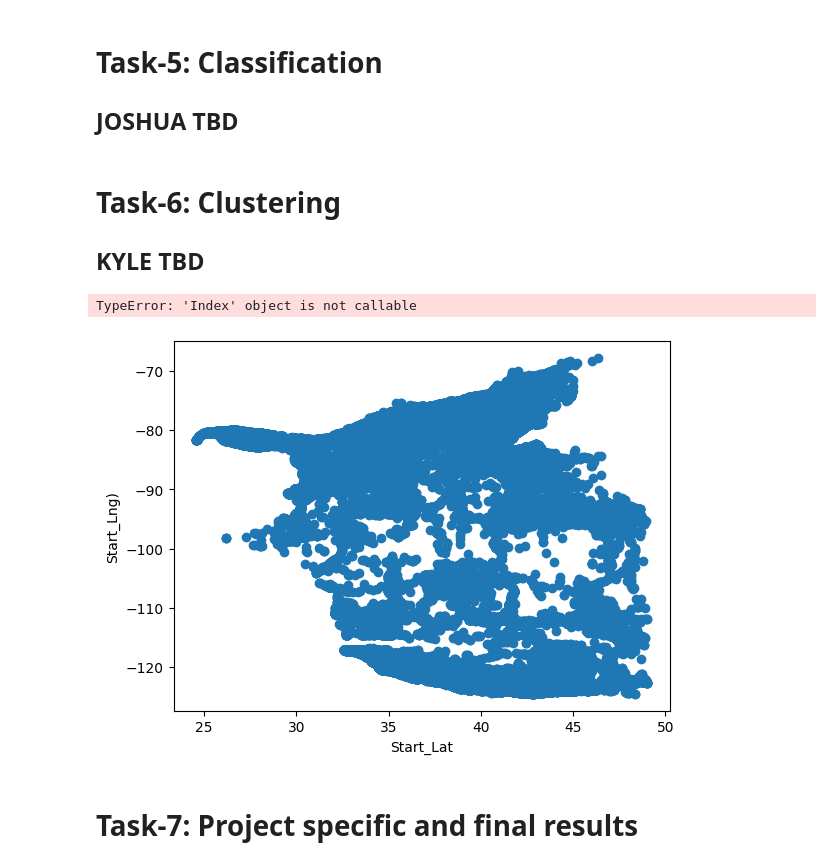
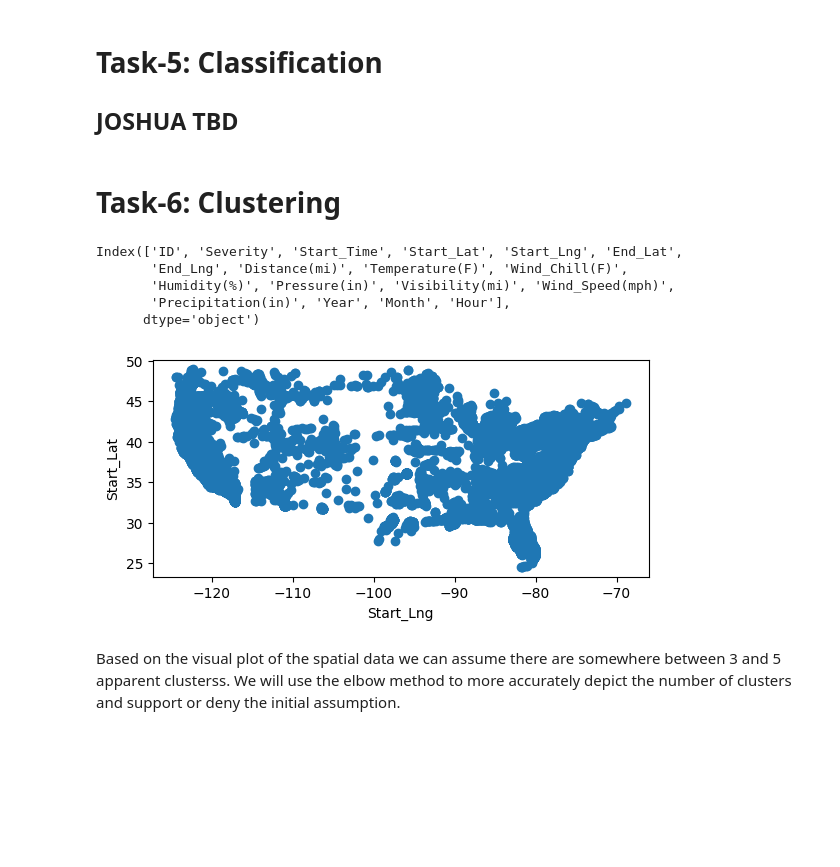
Before and after one commit to kyle-ormonde/CP3403-project, a Jupyter notebook: cp3403-project-v2024a.ipynb, the cells around one changed output. Cells and saved outputs as stored; diff of their text form; code cells hidden in the pictures; blank space fills up the shorter version.

Commit message:
Kaggle Notebook | CP3403-project-v2024a | Version 20

```diff
--- a/cp3403-project-v2024a.ipynb
+++ b/cp3403-project-v2024a.ipynb
@@ -326,0 +372,23 @@ df.dtypes.value_counts()
+# %%
+df['Temperature(F)'] = pd.to_numeric(df['Temperature(F)'], errors='coerce')
+df['Wind_Chill(F)'] = pd.to_numeric(df['Wind_Chill(F)'], errors='coerce')
+df['Humidity(%)'] = pd.to_numeric(df['Humidity(%)'], errors='coerce')
+df['Pressure(in)'] = pd.to_numeric(df['Pressure(in)'], errors='coerce')
+df['Visibility(mi)'] = pd.to_numeric(df['Visibility(mi)'], errors='coerce')
+df['Wind_Speed(mph)'] = pd.to_numeric(df['Wind_Speed(mph)'], errors='coerce')
+df['Precipitation(in)'] = pd.to_numeric(df['Precipitation(in)'], errors='coerce')
+# %%
+# Fill missing values for numeric columns
+fill_values = {
+    'Temperature(F)': df['Temperature(F)'].median(),
+    'Wind_Chill(F)': df['Wind_Chill(F)'].median(),
+    'Humidity(%)': df['Humidity(%)'].median(),
+    'Pressure(in)': df['Pressure(in)'].mode()[0],
+    'Visibility(mi)': df['Visibility(mi)'].mode()[0],
+    'Wind_Speed(mph)': df['Wind_Speed(mph)'].mode()[0],
+    'Precipitation(in)': df['Precipitation(in)'].mean()}
+
+df = df.fillna(value=fill_values)
+# %%
+# Fill missing values for categorical column
+df['Weather_Condition'] = df['Weather_Condition'].fillna(df['Weather_Condition'].mode()[0])
@@ -466,4 +606,3 @@ run the full data version first. consider if data has been preprocessed (this ma
 # Report your results based on your code output
 # %% [markdown]
 # Task-6: Clustering
-## KYLE TBD
@@ -478,18 +609,21 @@ run the full data version first. consider if data has been preprocessed (this ma
 # %%
 clust_data = df.copy()
 clust_columns = clust_data.describe()
-clust_columns.columns()
+clust_columns.columns
 # %% [output]
-TypeError: 'Index' object is not callable
+Index(['ID', 'Severity', 'Start_Time', 'Start_Lat', 'Start_Lng', 'End_Lat',
+       'End_Lng', 'Distance(mi)', 'Temperature(F)', 'Wind_Chill(F)',
+       'Humidity(%)', 'Pressure(in)', 'Visibility(mi)', 'Wind_Speed(mph)',
+       'Precipitation(in)', 'Year', 'Month', 'Hour'],
+      dtype='object')
 # %%
 import matplotlib.pyplot as plt
 %matplotlib inline
 
-plt.xlabel("Start_Lat")
-plt.ylabel("Start_Lng)")
-plt.scatter(clust_data['Start_Lat'], clust_data['Start_Lng'])
+plt.xlabel("Start_Lng")
+plt.ylabel("Start_Lat")
+plt.scatter(clust_data['Start_Lng'], clust_data['Start_Lat'])
+plt.gca().set_aspect('equal', adjustable='box')
 plt.show()
 # %% [output]
-[figure, old version]
+[figure, new version]
-# %% [markdown]
-# Task-7: Project specific and final results
@@ -499,0 +630,2 @@ plt.show()
+# %% [markdown]
+Based on the visual plot of the spatial data we can assume there are somewhere between 3 and 5 apparent clusterss. We will use the elbow method to more accurately depict the number of clusters and support or deny the initial assumption.
```
Also changed, not shown: parts of 22 cells of this notebook.
